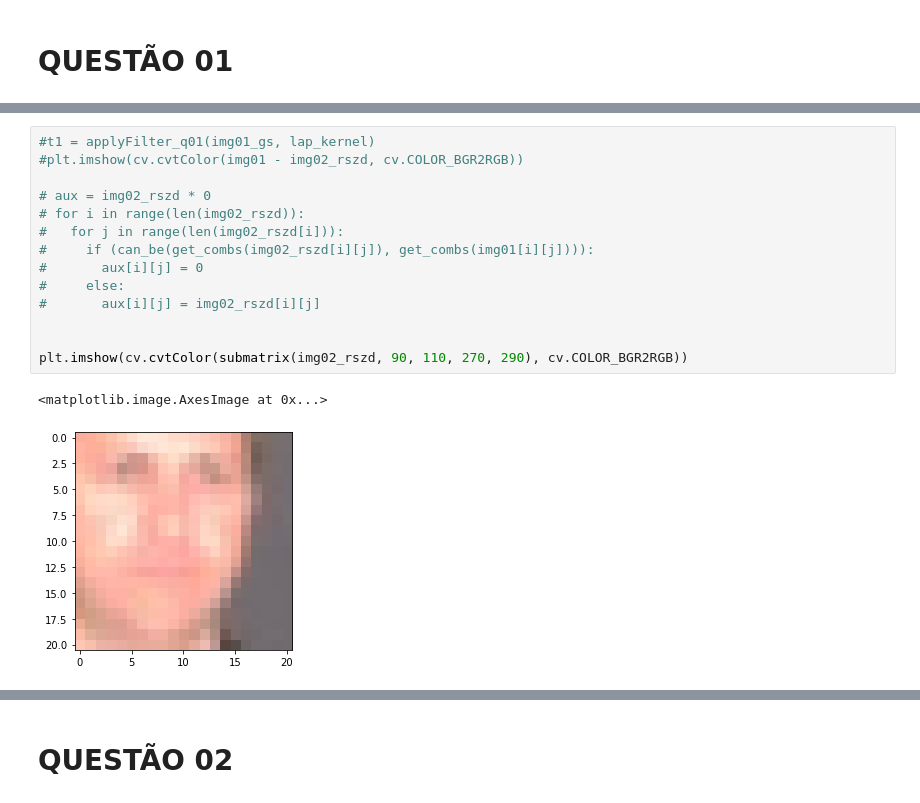
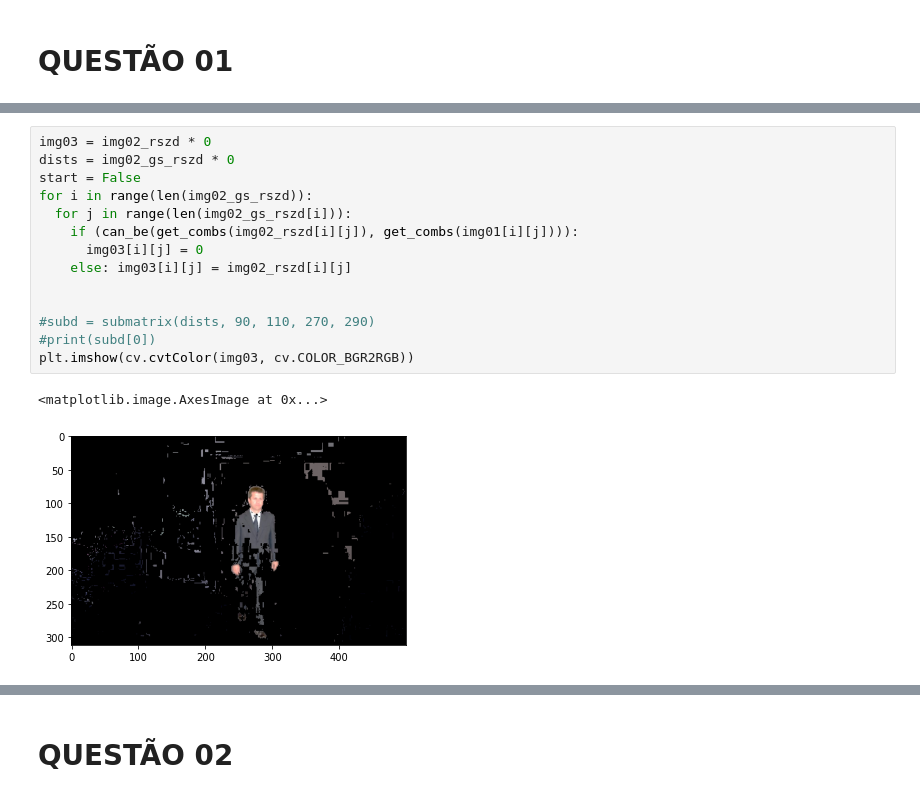
Before and after one commit to LucasSSales/Lista01-Visao-Computacional, a Jupyter notebook: Lista01_VC.ipynb, the cells around one changed output, grey strips where cells are left out. Cells and saved outputs as stored; diff of their text form.

```diff
--- a/Lista01_VC.ipynb
+++ b/Lista01_VC.ipynb
@@ -228,17 +145,17 @@ False
 # %%
-#t1 = applyFilter_q01(img01_gs, lap_kernel)
-#plt.imshow(cv.cvtColor(img01 - img02_rszd, cv.COLOR_BGR2RGB))
-
-# aux = img02_rszd * 0
-# for i in range(len(img02_rszd)):
-#   for j in range(len(img02_rszd[i])):
-#     if (can_be(get_combs(img02_rszd[i][j]), get_combs(img01[i][j]))):
-#       aux[i][j] = 0
-#     else:
-#       aux[i][j] = img02_rszd[i][j]
+img03 = img02_rszd * 0
+dists = img02_gs_rszd * 0
+start = False
+for i in range(len(img02_gs_rszd)):
+  for j in range(len(img02_gs_rszd[i])):
+    if (can_be(get_combs(img02_rszd[i][j]), get_combs(img01[i][j]))):
+      img03[i][j] = 0
+    else: img03[i][j] = img02_rszd[i][j]
 
 
-plt.imshow(cv.cvtColor(submatrix(img02_rszd, 90, 110, 270, 290), cv.COLOR_BGR2RGB))
+#subd = submatrix(dists, 90, 110, 270, 290)
+#print(subd[0])
+plt.imshow(cv.cvtColor(img03, cv.COLOR_BGR2RGB))
 # %% [output]
 <matplotlib.image.AxesImage at 0x...>
-[figure, old version]
+[figure, new version]
```
Also changed, not shown: parts of 17 cells of this notebook.
